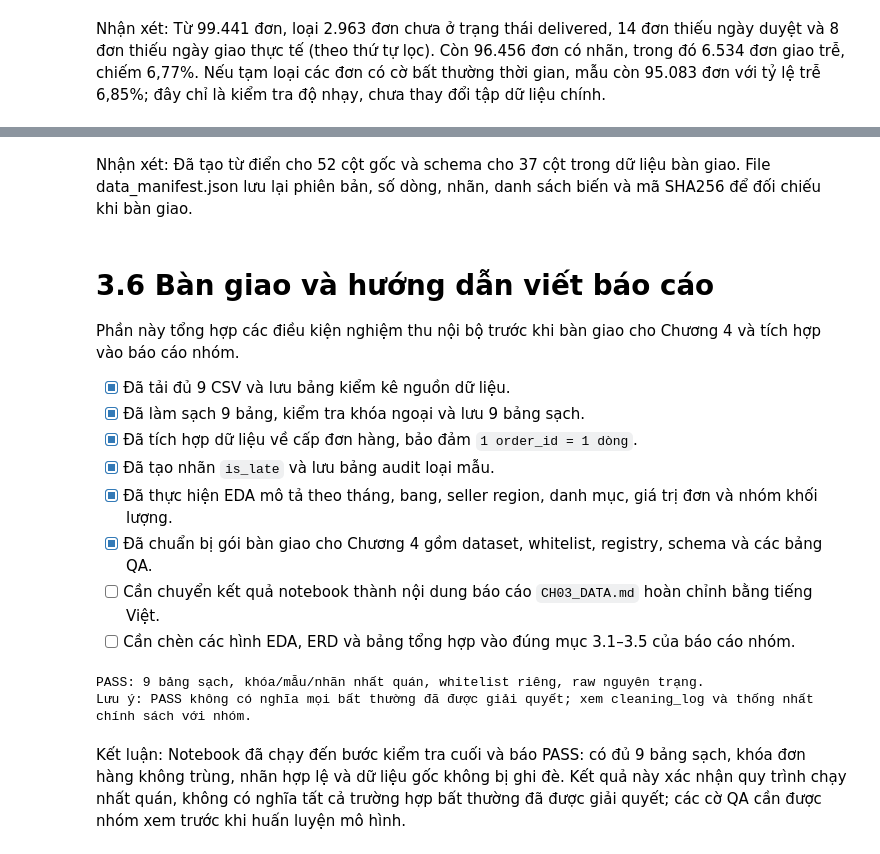
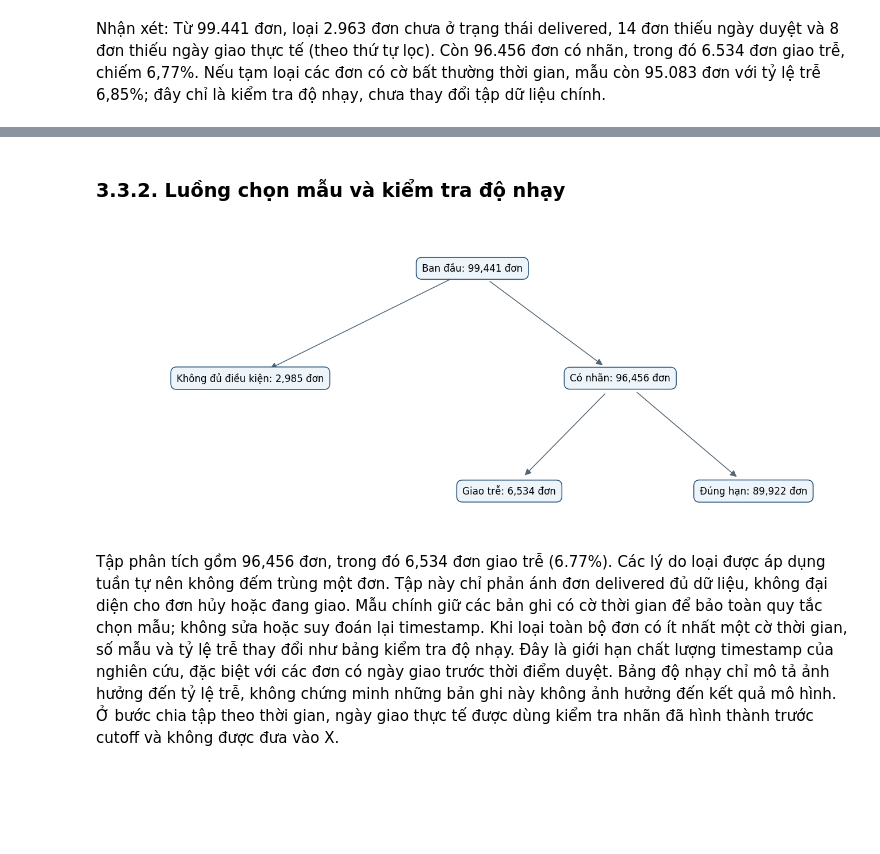
Before and after one commit to tanlen06-debug/Do_An_Khoa_hoc_du_lieu---GR02, a Jupyter notebook: notebooks/03_LAM_LINH_chuong_3.ipynb, the cells around one changed output, grey strips where cells are left out. Drawn from its saved outputs; the diff is of its cells as text; code cells hidden in the pictures; blank space fills up the shorter version.

```diff
--- a/notebooks/03_LAM_LINH_chuong_3.ipynb
+++ b/notebooks/03_LAM_LINH_chuong_3.ipynb
@@ -755,24 +695,0 @@ Vì vậy không cộng số đơn giữa các seller để suy ra tổng đơn
-# %%
-monthly=eda['purchase_month'].sort_values('purchase_month')
-fig,axes=plt.subplots(2,1,figsize=(11,7),sharex=True)
-axes[0].bar(monthly['purchase_month'].astype(str),monthly['orders'],color='#246C9C')
-axes[0].set(ylabel='Orders',title='Labeled delivered orders by purchase month')
-axes[1].plot(monthly['purchase_month'].astype(str),100*monthly['late_rate'],marker='o',color='#D87536')
-axes[1].set(ylabel='Late rate (%)',xlabel='Purchase month')
-axes[1].tick_params(axis='x',rotation=65)
-fig.tight_layout(); fig.savefig(FIGURES/'ch03_monthly.png',bbox_inches='tight'); plt.show()
-state=eda['customer_state'].sort_values('orders',ascending=False).head(12).sort_values('late_rate')
-fig,ax=plt.subplots(figsize=(9,5))
-ax.barh(state['customer_state'],100*state['late_rate'],color='#238C83')
-for i,(_,r) in enumerate(state.iterrows()):
-    ax.text(100*r['late_rate']+.12,i,f"n={int(r['orders']):,}",va='center',fontsize=9)
-ax.set(xlabel='Late rate (%)',ylabel='Customer state',title='12 customer states with most labeled orders')
-ax.set_xlim(0,max(100*state['late_rate'])*1.35)
-fig.tight_layout();fig.savefig(FIGURES/'ch03_customer_states.png',bbox_inches='tight');plt.show()
-for group in ['seller_region','product_category','order_value_group','weight_group']:
-    table=eda[group].sort_values('orders',ascending=False).head(10)
-    labels=[f"{str(r[group])} (n={int(r['orders']):,})" for _,r in table.iterrows()]
-    fig,ax=plt.subplots(figsize=(10,5))
-    ax.barh(labels,100*table['late_rate'],color='#246C9C')
-    ax.invert_yaxis();ax.set(xlabel='Late rate (%)',title=group+' — top groups by sample count')
-    fig.tight_layout();fig.savefig(FIGURES/f'ch03_{group}.png',bbox_inches='tight');plt.show()
@@ -1011,32 +696,24 @@ SHA256 dữ liệu bàn giao: e4617b2827faa88efed19722f11990ac14df669fef21742e50
-# %% [markdown]
-Nhận xét: Đã tạo từ điển cho 52 cột gốc và schema cho 37 cột trong dữ liệu bàn giao. File data_manifest.json lưu lại phiên bản, số dòng, nhãn, danh sách biến và mã SHA256 để đối chiếu khi bàn giao.
-# %% [markdown]
-
-# 3.6 Bàn giao và hướng dẫn viết báo cáo
-
-Phần này tổng hợp các điều kiện nghiệm thu nội bộ trước khi bàn giao cho Chương 4 và tích hợp vào báo cáo nhóm.
-- [x] Đã tải đủ 9 CSV và lưu bảng kiểm kê nguồn dữ liệu.
-- [x] Đã làm sạch 9 bảng, kiểm tra khóa ngoại và lưu 9 bảng sạch.
-- [x] Đã tích hợp dữ liệu về cấp đơn hàng, bảo đảm `1 order_id = 1 dòng`.
-- [x] Đã tạo nhãn `is_late` và lưu bảng audit loại mẫu.
-- [x] Đã thực hiện EDA mô tả theo tháng, bang, seller region, danh mục, giá trị đơn và nhóm khối lượng.
-- [x] Đã chuẩn bị gói bàn giao cho Chương 4 gồm dataset, whitelist, registry, schema và các bảng QA.
-- [ ] Cần chuyển kết quả notebook thành nội dung báo cáo `CH03_DATA.md` hoàn chỉnh bằng tiếng Việt.
-- [ ] Cần chèn các hình EDA, ERD và bảng tổng hợp vào đúng mục 3.1–3.5 của báo cáo nhóm.
-# %%
-expected_clean=[CLEAN_DIR/(Path(filename).stem+'_clean.csv') for filename in NAMES.values()]
-assert all(p.is_file() for p in expected_clean)
-assert model_data['order_id'].notna().all() and model_data['order_id'].is_unique
-assert len(model_data)+exclusion_table['excluded_orders'].sum()==len(orders)
-assert not model_data['is_late'].isna().any()
-assert set(SAFE_FEATURES).isdisjoint(FORBIDDEN)
-# Xác nhận dữ liệu gốc không bị sửa trong suốt quy trình.
-for source in source_records:
-    assert hashlib.sha256((RAW/source['file']).read_bytes()).hexdigest()==source['sha256']
-print('PASS: 9 bảng sạch, khóa/mẫu/nhãn nhất quán, whitelist riêng, raw nguyên trạng.')
-print('Lưu ý: PASS không có nghĩa mọi bất thường đã được giải quyết; xem cleaning_log và thống nhất chính sách với nhóm.')
-# %% [output]
-PASS: 9 bảng sạch, khóa/mẫu/nhãn nhất quán, whitelist riêng, raw nguyên trạng.
-Lưu ý: PASS không có nghĩa mọi bất thường đã được giải quyết; xem cleaning_log và thống nhất chính sách với nhóm.
-# %% [markdown]
-Kết luận: Notebook đã chạy đến bước kiểm tra cuối và báo PASS: có đủ 9 bảng sạch, khóa đơn hàng không trùng, nhãn hợp lệ và dữ liệu gốc không bị ghi đè. Kết quả này xác nhận quy trình chạy nhất quán, không có nghĩa tất cả trường hợp bất thường đã được giải quyết; các cờ QA cần được nhóm xem trước khi huấn luyện mô hình.
+# %% [markdown]
+### 3.3.2. Luồng chọn mẫu và kiểm tra độ nhạy
+# %%
+n_all=len(base); n_labeled=len(model_data); n_late=int(model_data['is_late'].sum())
+labels=[f'Ban đầu: {n_all:,} đơn',f'Không đủ điều kiện: {n_all-n_labeled:,} đơn',
+        f'Có nhãn: {n_labeled:,} đơn',f'Giao trễ: {n_late:,} đơn',f'Đúng hạn: {n_labeled-n_late:,} đơn']
+fig,ax=plt.subplots(figsize=(12,5));ax.set(xlim=(0,1),ylim=(0,1));ax.axis('off')
+pos=[(.5,.87),(.2,.5),(.7,.5),(.55,.12),(.88,.12)]
+for (x,y),txt in zip(pos,labels):
+ ax.text(x,y,txt,ha='center',va='center',fontsize=11,bbox=dict(boxstyle='round,pad=.6',fc='#edf4fa',ec='#285378'))
+for a,b in [(0,1),(0,2),(2,3),(2,4)]:
+ ax.add_patch(FancyArrowPatch(pos[a],pos[b],arrowstyle='-|>',shrinkA=25,shrinkB=25,mutation_scale=15,color='#526675'))
+fig.tight_layout();fig.savefig(FIGURES/'ch03_label_flow.png',bbox_inches='tight');plt.show()
+label_text=(f'Tập phân tích gồm {n_labeled:,} đơn, trong đó {n_late:,} đơn giao trễ ({n_late/n_labeled:.2%}). '
+ 'Các lý do loại được áp dụng tuần tự nên không đếm trùng một đơn. Tập này chỉ phản ánh đơn delivered đủ dữ liệu, không đại diện cho đơn hủy hoặc đang giao. '
+ 'Mẫu chính giữ các bản ghi có cờ thời gian để bảo toàn quy tắc chọn mẫu; không sửa hoặc suy đoán lại timestamp. '
+ 'Khi loại toàn bộ đơn có ít nhất một cờ thời gian, số mẫu và tỷ lệ trễ thay đổi như bảng kiểm tra độ nhạy. '
+ 'Đây là giới hạn chất lượng timestamp của nghiên cứu, đặc biệt với các đơn có ngày giao trước thời điểm duyệt. '
+ 'Bảng độ nhạy chỉ mô tả ảnh hưởng đến tỷ lệ trễ, không chứng minh những bản ghi này không ảnh hưởng đến kết quả mô hình. '
+ 'Ở bước chia tập theo thời gian, ngày giao thực tế được dùng kiểm tra nhãn đã hình thành trước cutoff và không được đưa vào X.')
+explain('label',label_text)
+# %% [output]
+[figure, added]
+Tập phân tích gồm 96,456 đơn, trong đó 6,534 đơn giao trễ (6.77%). Các lý do loại được áp dụng tuần tự nên không đếm trùng một đơn. Tập này chỉ phản ánh đơn delivered đủ dữ liệu, không đại diện cho đơn hủy hoặc đang giao. Mẫu chính giữ các bản ghi có cờ thời gian để bảo toàn quy tắc chọn mẫu; không sửa hoặc suy đoán lại timestamp. Khi loại toàn bộ đơn có ít nhất một cờ thời gian, số mẫu và tỷ lệ trễ thay đổi như bảng kiểm tra độ nhạy. Đây là giới hạn chất lượng timestamp của nghiên cứu, đặc biệt với các đơn có ngày giao trước thời điểm duyệt. Bảng độ nhạy chỉ mô tả ảnh hưởng đến tỷ lệ trễ, không chứng minh những bản ghi này không ảnh hưởng đến kết quả mô hình. Ở bước chia tập theo thời gian, ngày giao thực tế được dùng kiểm tra nhãn đã hình thành trước cutoff và không được đưa vào X.
```
Also changed, not shown: parts of 88 cells of this notebook, 1 other file.
